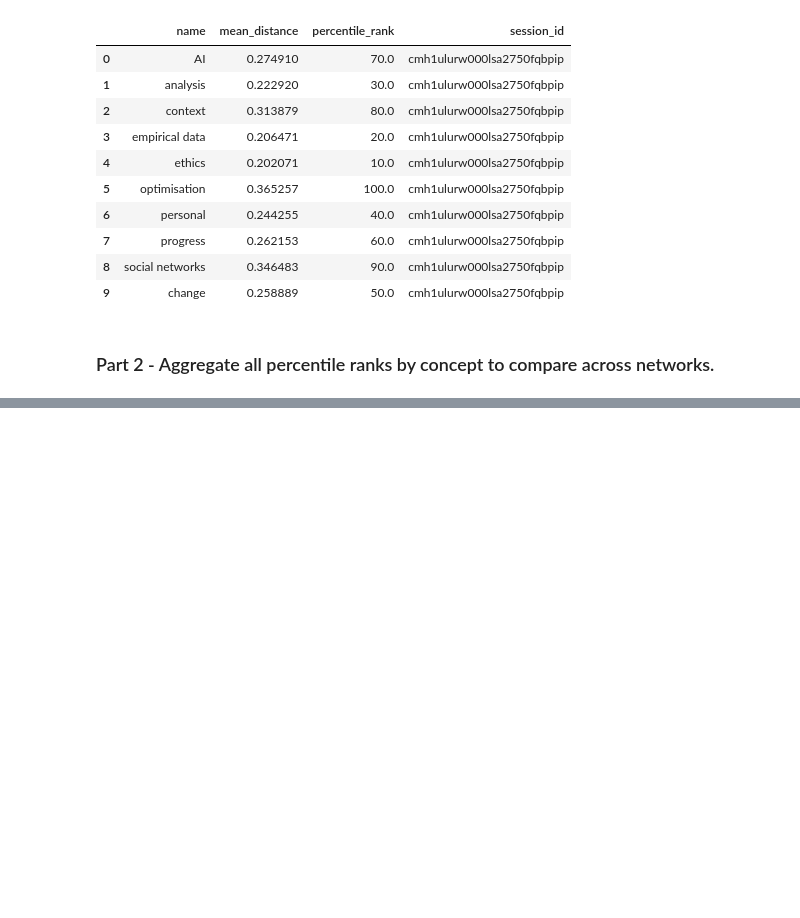
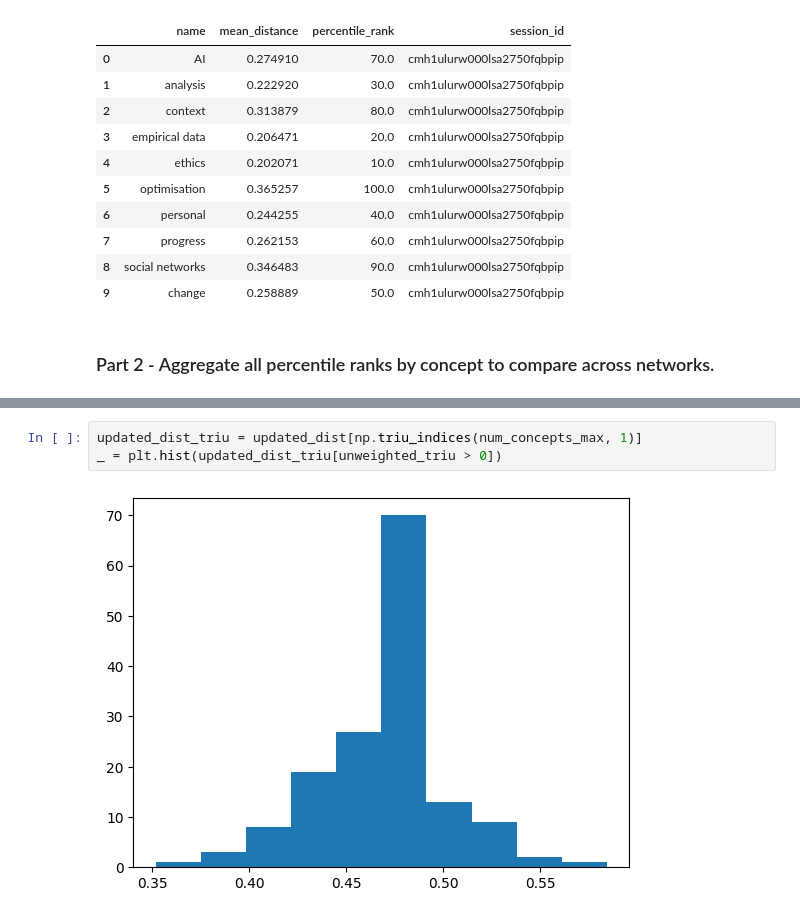
Before and after one commit to isaacbacker/GroupPres_SDS, a Jupyter notebook: Notebooks/network_analysis_group_project.ipynb, the cells around one changed output, grey strips where cells are left out. Saved outputs shown, nothing was run; the diff lists cells and outputs as text; blank space fills up the shorter version.

```diff
--- a/Notebooks/network_analysis_group_project.ipynb
+++ b/Notebooks/network_analysis_group_project.ipynb
@@ -1098,0 +1193,5 @@ TOP 15 MOST CONSISTENTLY PERIPHERAL CONCEPTS
+# %%
+updated_dist_triu = updated_dist[np.triu_indices(num_concepts_max, 1)]
+_ = plt.hist(updated_dist_triu[unweighted_triu > 0])
+# %% [output]
+[figure, added]
```
Also changed, not shown: parts of 12 cells of this notebook.
